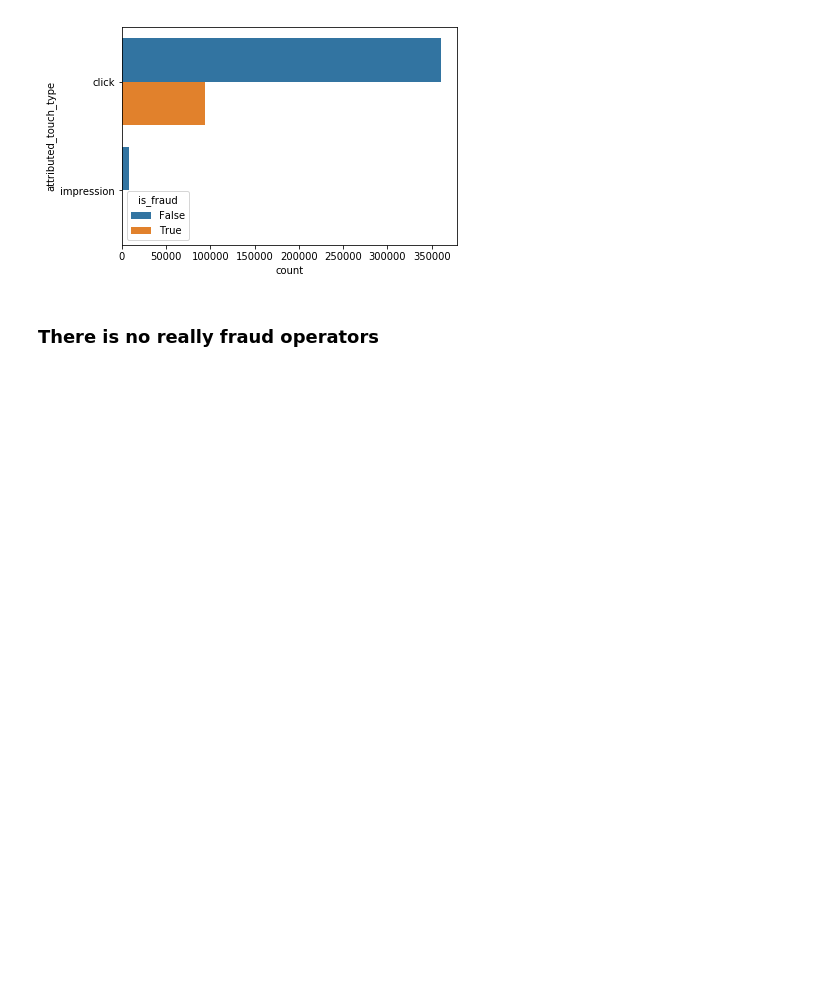
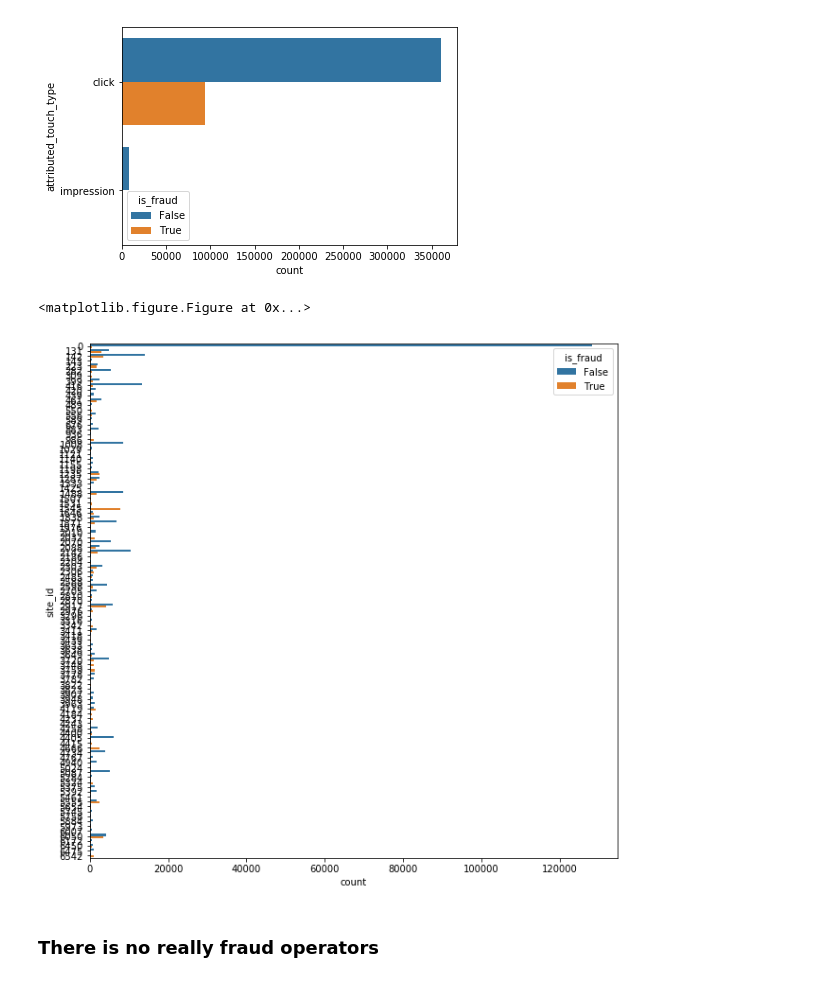
Before and after one commit to nazariinyzhnyk/mobile-ua-fraud-classification, a Jupyter notebook: EDA.ipynb, the cells around one changed output. Cells and saved outputs as stored; diff of their text form; code cells hidden in the pictures; blank space fills up the shorter version.

```diff
--- a/EDA.ipynb
+++ b/EDA.ipynb
@@ -133,6 +143,11 @@ ax = sns.countplot(y='app_version', hue='is_fraud', data=data[
 ax = sns.countplot(y='attributed_touch_type', hue='is_fraud', data=data)
 # %% [output]
 [figure]
+# %%
+plot_countplot_per_is_fraud(data, 'site_id', min_limit=500)
+# %% [output]
+<matplotlib.figure.Figure at 0x...>
+[figure, added]
 # %% [markdown]
 ### There is no really fraud operators
 # %%
```
Also changed, not shown: parts of 34 cells of this notebook, 2 other files.
